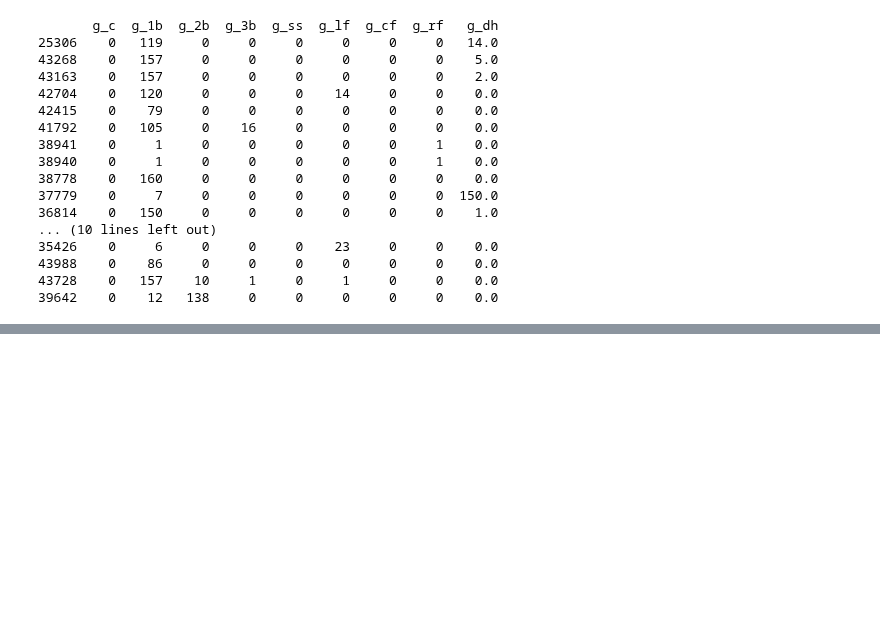
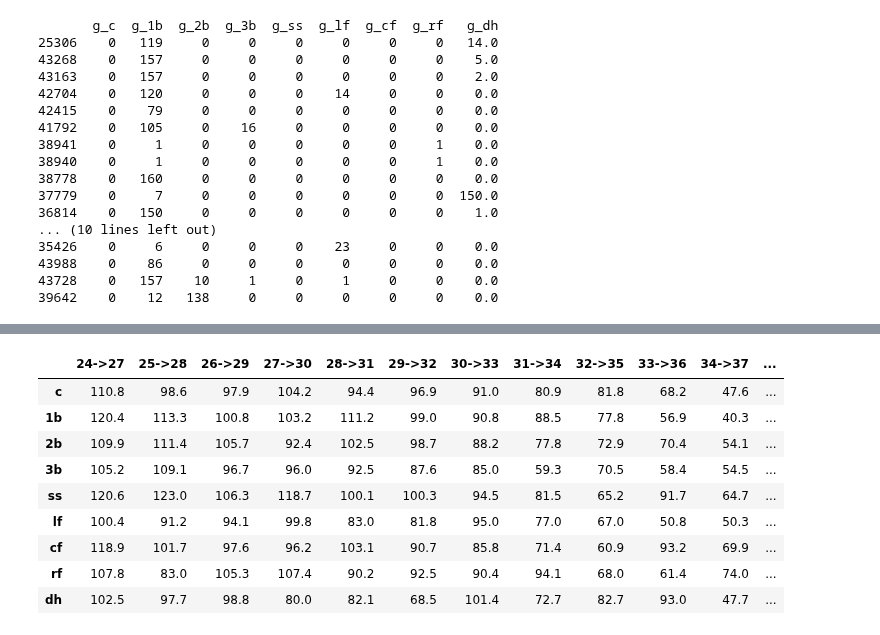
Before and after one commit to sdvinay/baseball_sql, a Jupyter notebook: pandas/player_aging_by_position.ipynb, the cells around one changed output, grey strips where cells are left out. Cells and saved outputs as stored; diff of their text form; code cells hidden in the pictures; blank space fills up the shorter version.

```diff
--- a/pandas/player_aging_by_position.ipynb
+++ b/pandas/player_aging_by_position.ipynb
@@ -201 +204,17 @@ primary                 2b
 Name: 39642, dtype: object
+# %%
+# OK, let's do these 3-year diffs for each start_age, and for now look at g_all as the output variable
+
+trends = pd.concat((get_pt_matrix(start_age, start_age+3)['g_all'].rename(f'{start_age}->{start_age+3}') for start_age in range(24, 36)), axis=1)
+trends
+# %% [output]
+|  | 24->27 | 25->28 | 26->29 | 27->30 | 28->31 | 29->32 | 30->33 | 31->34 | 32->35 | 33->36 | 34->37 | ... |
+| c | 110.8 | 98.6 | 97.9 | 104.2 | 94.4 | 96.9 | 91.0 | 80.9 | 81.8 | 68.2 | 47.6 | ... |
+| 1b | 120.4 | 113.3 | 100.8 | 103.2 | 111.2 | 99.0 | 90.8 | 88.5 | 77.8 | 56.9 | 40.3 | ... |
+| 2b | 109.9 | 111.4 | 105.7 | 92.4 | 102.5 | 98.7 | 88.2 | 77.8 | 72.9 | 70.4 | 54.1 | ... |
+| 3b | 105.2 | 109.1 | 96.7 | 96.0 | 92.5 | 87.6 | 85.0 | 59.3 | 70.5 | 58.4 | 54.5 | ... |
+| ss | 120.6 | 123.0 | 106.3 | 118.7 | 100.1 | 100.3 | 94.5 | 81.5 | 65.2 | 91.7 | 64.7 | ... |
+| lf | 100.4 | 91.2 | 94.1 | 99.8 | 83.0 | 81.8 | 95.0 | 77.0 | 67.0 | 50.8 | 50.3 | ... |
+| cf | 118.9 | 101.7 | 97.6 | 96.2 | 103.1 | 90.7 | 85.8 | 71.4 | 60.9 | 93.2 | 69.9 | ... |
+| rf | 107.8 | 83.0 | 105.3 | 107.4 | 90.2 | 92.5 | 90.4 | 94.1 | 68.0 | 61.4 | 74.0 | ... |
+| dh | 102.5 | 97.7 | 98.8 | 80.0 | 82.1 | 68.5 | 101.4 | 72.7 | 82.7 | 93.0 | 47.7 | ... |
```
Also changed, not shown: parts of 8 cells of this notebook.
